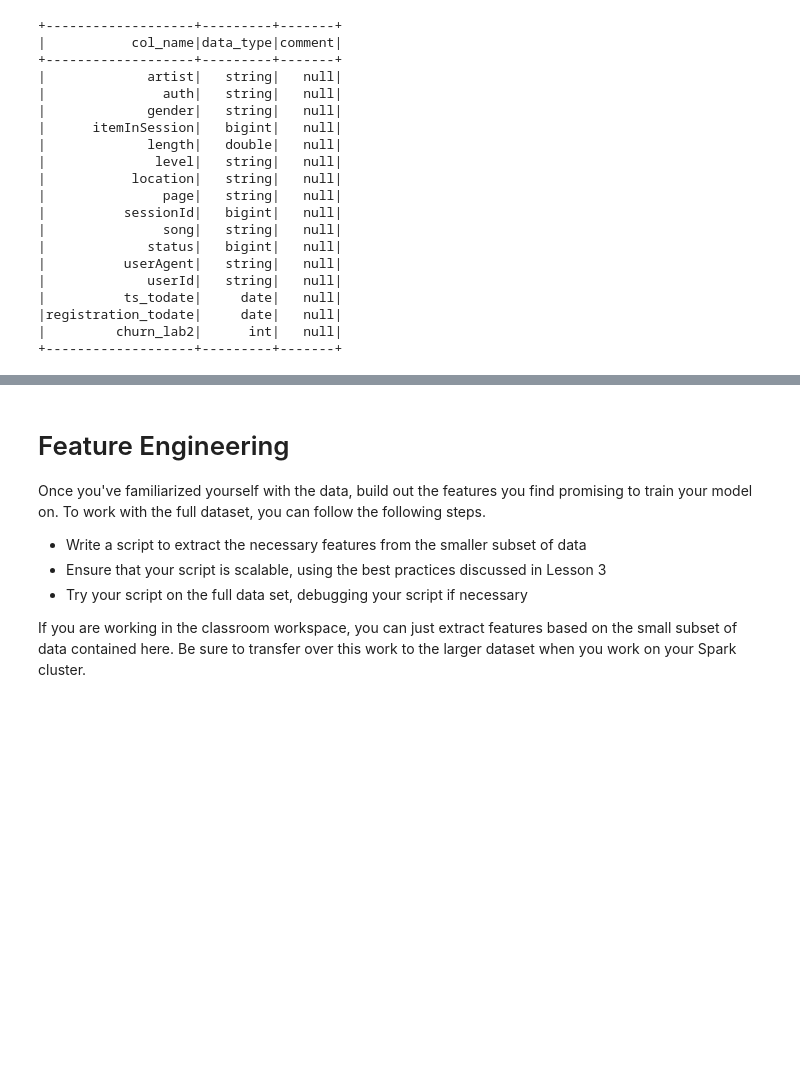
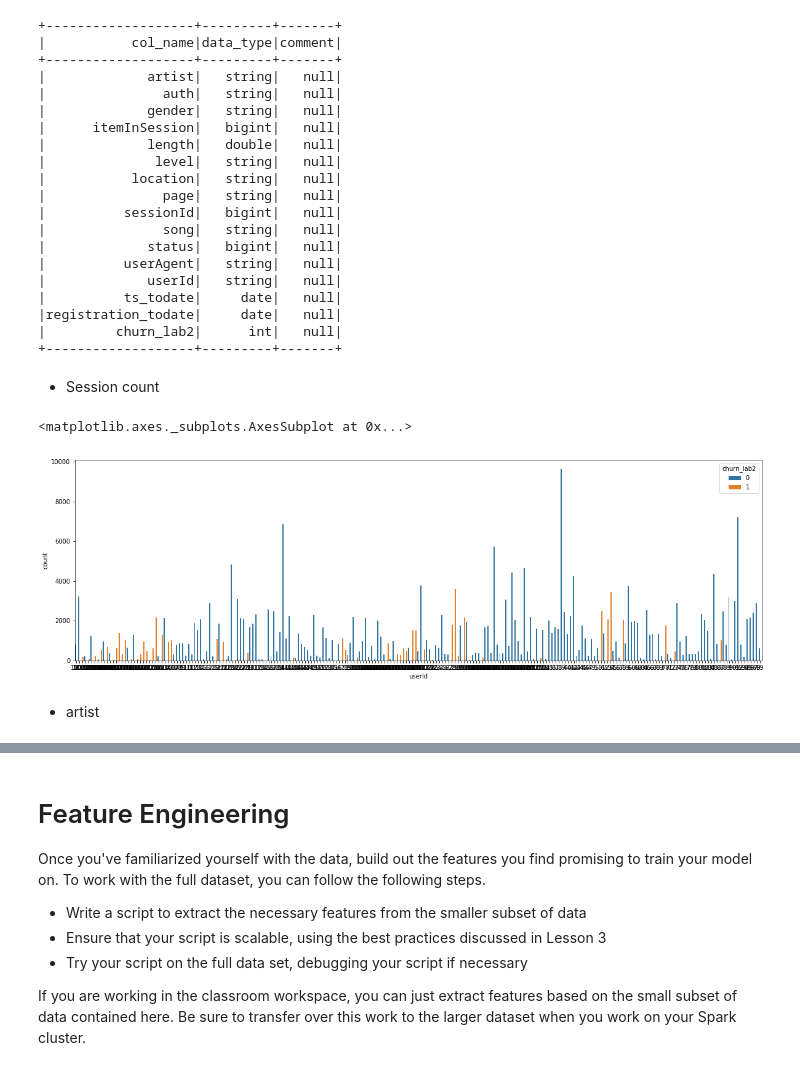
Before and after one commit to thecochenille/scaling-fishstick, a Jupyter notebook: Sparkify.ipynb, the cells around one changed output, grey strips where cells are left out. Saved outputs shown, nothing was run; the diff lists cells and outputs as text; code cells hidden in the pictures; blank space fills up the shorter version.

```diff
--- a/Sparkify.ipynb
+++ b/Sparkify.ipynb
@@ -697,3 +697,17 @@ spark.sql('DESC user_log_table_clean').show()
 |registration_todate|     date|   null|
 |         churn_lab2|      int|   null|
 +-------------------+---------+-------+
+# %% [markdown]
+- Session count
+# %%
+# how many sessions did each userId create?
+session_count_by_churn = user_log_clean.groupby('userId','churn_lab2').agg(count("*").alias("count")).toPandas()
+# %%
+#plot of session count for each user.
+plt.figure(figsize=(20, 6))
+sns.barplot(data=session_count_by_churn, x='userId', y='count', hue='churn_lab2')
+# %% [output]
+<matplotlib.axes._subplots.AxesSubplot at 0x...>
+[figure, added]
+# %% [markdown]
+- artist
```
Also changed, not shown: parts of 19 cells of this notebook.
